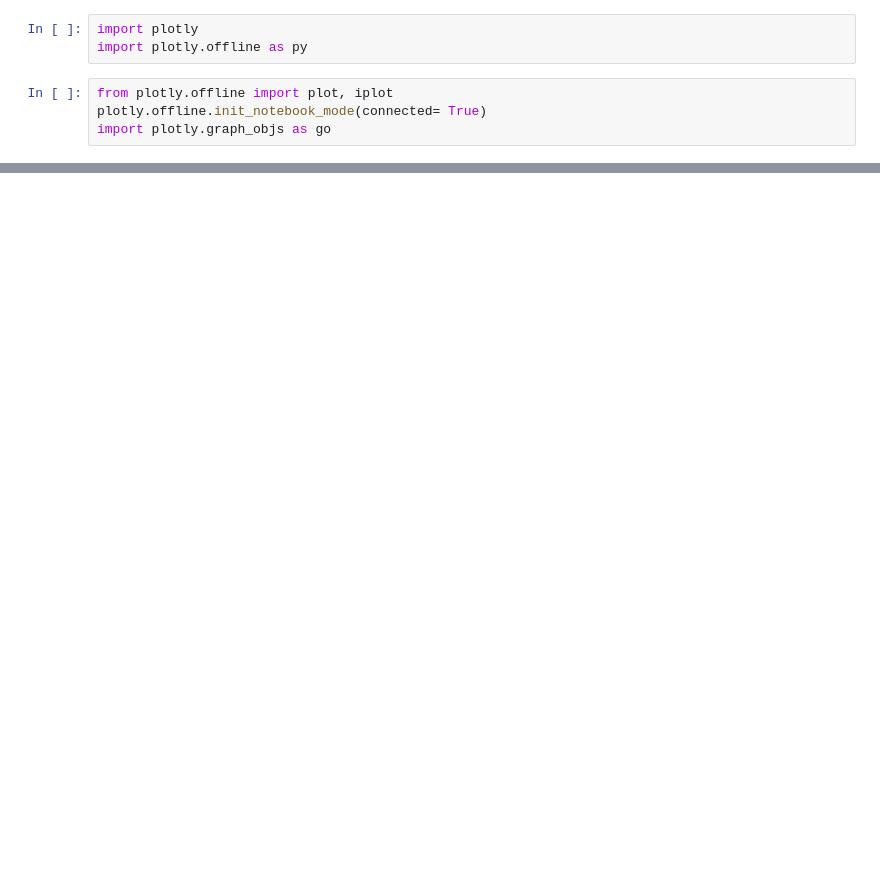
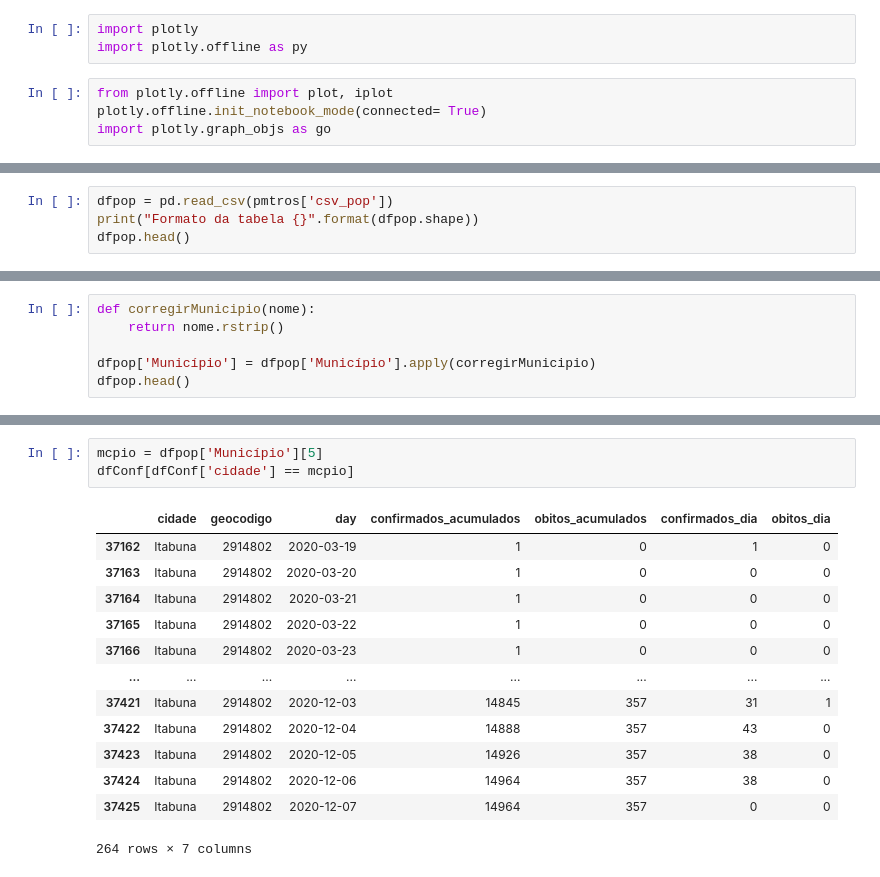
Before and after one commit to solkan1201/SIRmodel, a Jupyter notebook: reviewe tables Bahia.ipynb, the cells around one changed output, grey strips where cells are left out. Cells and saved outputs as stored; diff of their text form; blank space fills up the shorter version.

```diff
--- a/reviewe tables Bahia.ipynb
+++ b/reviewe tables Bahia.ipynb
@@ -98,0 +127,4 @@ py.iplot(data)
+# %%
+dfpop = pd.read_csv(pmtros['csv_pop'])
+print("Formato da tabela {}".format(dfpop.shape))
+dfpop.head()
@@ -98,0 +143,6 @@ py.iplot(data)
+# %%
+def corregirMunicipio(nome):
+    return nome.rstrip()
+
+dfpop['Município'] = dfpop['Município'].apply(corregirMunicipio)
+dfpop.head()
@@ -98,0 +156,17 @@ py.iplot(data)
+# %%
+mcpio = dfpop['Município'][5]
+dfConf[dfConf['cidade'] == mcpio]
+# %% [output]
+|  | cidade | geocodigo | day | confirmados_acumulados | obitos_acumulados | confirmados_dia | obitos_dia |
+| 37162 | Itabuna | 2914802 | 2020-03-19 | 1 | 0 | 1 | 0 |
+| 37163 | Itabuna | 2914802 | 2020-03-20 | 1 | 0 | 0 | 0 |
+| 37164 | Itabuna | 2914802 | 2020-03-21 | 1 | 0 | 0 | 0 |
+| 37165 | Itabuna | 2914802 | 2020-03-22 | 1 | 0 | 0 | 0 |
+| 37166 | Itabuna | 2914802 | 2020-03-23 | 1 | 0 | 0 | 0 |
+| ... | ... | ... | ... | ... | ... | ... | ... |
+| 37421 | Itabuna | 2914802 | 2020-12-03 | 14845 | 357 | 31 | 1 |
+| 37422 | Itabuna | 2914802 | 2020-12-04 | 14888 | 357 | 43 | 0 |
+| 37423 | Itabuna | 2914802 | 2020-12-05 | 14926 | 357 | 38 | 0 |
+| 37424 | Itabuna | 2914802 | 2020-12-06 | 14964 | 357 | 38 | 0 |
+| 37425 | Itabuna | 2914802 | 2020-12-07 | 14964 | 357 | 0 | 0 |
+264 rows × 7 columns
```
Also changed, not shown: parts of 19 cells of this notebook, 11 other files.
